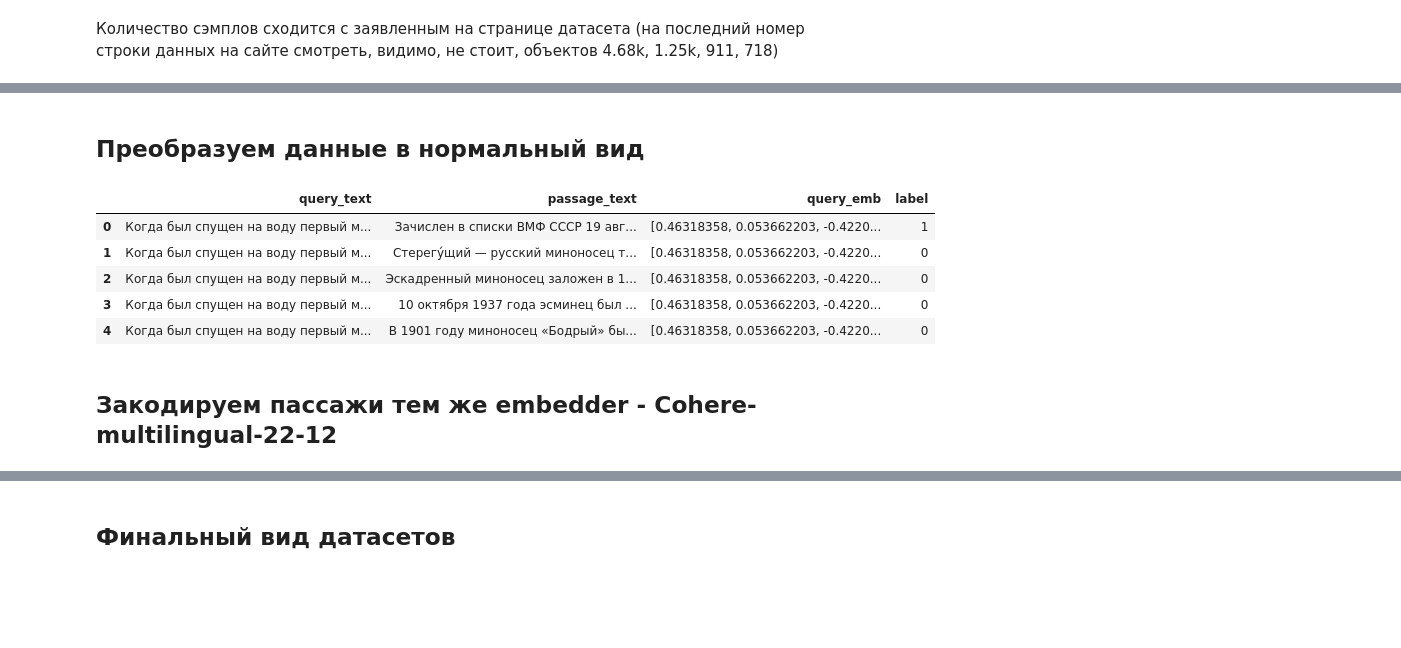
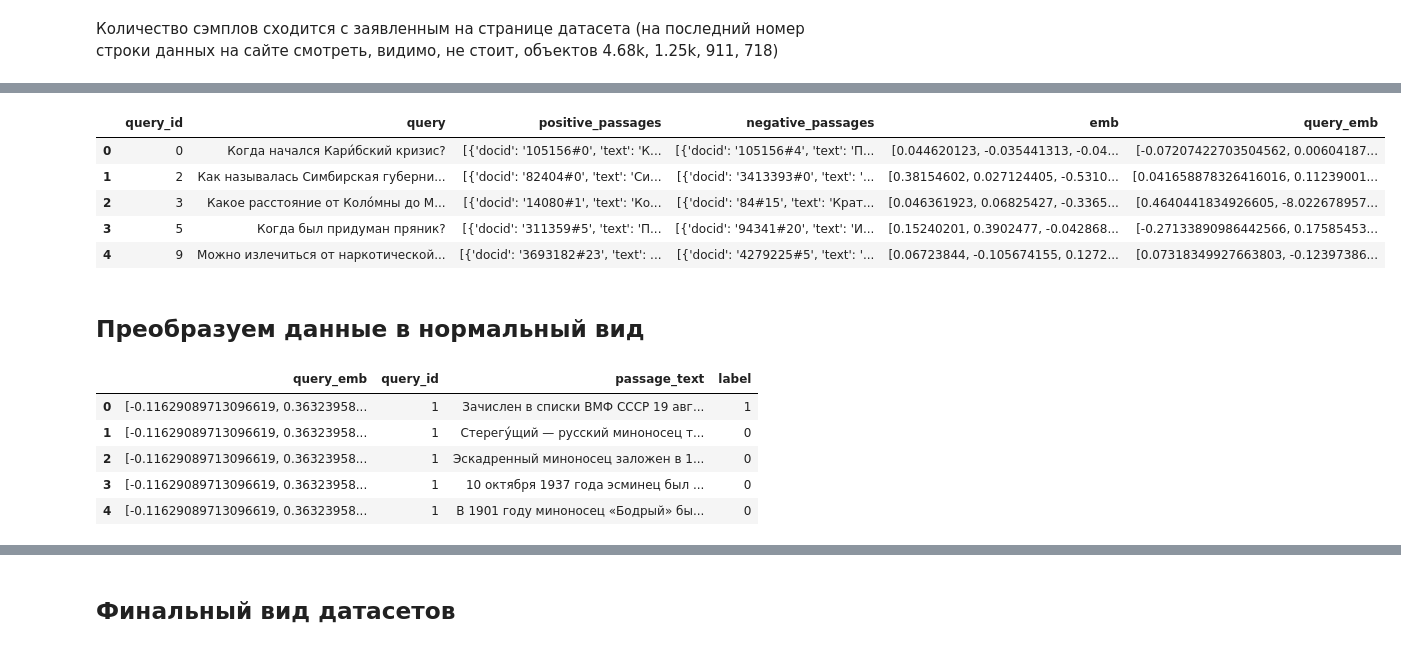
Before and after one commit to mishasurmach/hakhathon_vk, a Jupyter notebook: Initial_solution.ipynb, the cells around one changed output, grey strips where cells are left out. Drawn from its saved outputs; the diff is of its cells as text; code cells hidden in the pictures; blank space fills up the shorter version.

```diff
--- a/Initial_solution.ipynb
+++ b/Initial_solution.ipynb
@@ -26,3 +42,9 @@ df_testB = pd.read_parquet("hf://datasets/Cohere/miracl-ru-queries-22-12/" + spl
+# %%
+dataset_train = load_dataset("cohere/miracl-ru-queries-22-12", split="train")
+dataset_dev = load_dataset("cohere/miracl-ru-queries-22-12", split="dev")
+# %%
+df_train = dataset_train.to_pandas()
+df_test = dataset_dev.to_pandas()
 # %%
 df_train.info()
 # %% [output]
@@ -88,0 +163,6 @@ memory usage: 28.2+ KB
+# %%
+query_embeddings_train = np.load("query_embeddings_train_SBERT_without_lemma.npy").tolist()
+query_embeddings_test = np.load("query_embeddings_test_SBERT_without_lemma.npy").tolist()
+# %%
+df_train['query_emb'] = list(query_embeddings_train)
+df_test['query_emb'] = list(query_embeddings_test)
@@ -89,3 +178,12 @@ memory usage: 28.2+ KB
+# %%
+df_test.head()
+# %% [output]
+|  | query_id | query | positive_passages | negative_passages | emb | query_emb |
+| 0 | 0 | Когда начался Кари́бский кризис? | [{'docid': '105156#0', 'text': 'К... | [{'docid': '105156#4', 'text': 'П... | [0.044620123, -0.035441313, -0.04... | [-0.07207422703504562, 0.00604187... |
+| 1 | 2 | Как называлась Симбирская губерни... | [{'docid': '82404#0', 'text': 'Си... | [{'docid': '3413393#0', 'text': '... | [0.38154602, 0.027124405, -0.5310... | [0.041658878326416016, 0.11239001... |
+| 2 | 3 | Какое расстояние от Коло́мны до М... | [{'docid': '14080#1', 'text': 'Ко... | [{'docid': '84#15', 'text': 'Крат... | [0.046361923, 0.06825427, -0.3365... | [0.4640441834926605, -8.022678957... |
+| 3 | 5 | Когда был придуман пряник? | [{'docid': '311359#5', 'text': 'П... | [{'docid': '94341#20', 'text': 'И... | [0.15240201, 0.3902477, -0.042868... | [-0.27133890986442566, 0.17585453... |
+| 4 | 9 | Можно излечиться от наркотической... | [{'docid': '3693182#23', 'text': ... | [{'docid': '4279225#5', 'text': '... | [0.06723844, -0.105674155, 0.1272... | [0.07318349927663803, -0.12397386... |
 # %% [markdown]
 ## Преобразуем данные в нормальный вид
 # %%
@@ -130,15 +228,3 @@ for index, row in df_dev.iterrows():
 
 # Создание нового DataFrame
 df_test = pd.DataFrame(new_rows)
-# %%
-# Проверим, как выглядит DataFrame
-df_train.head()
-# %% [output]
-|  | query_text | passage_text | query_emb | label |
-| 0 | Когда был спущен на воду первый м... | Зачислен в списки ВМФ СССР 19 авг... | [0.46318358, 0.053662203, -0.4220... | 1 |
-| 1 | Когда был спущен на воду первый м... | Стерегу́щий — русский миноносец т... | [0.46318358, 0.053662203, -0.4220... | 0 |
-| 2 | Когда был спущен на воду первый м... | Эскадренный миноносец заложен в 1... | [0.46318358, 0.053662203, -0.4220... | 0 |
-| 3 | Когда был спущен на воду первый м... | 10 октября 1937 года эсминец был ... | [0.46318358, 0.053662203, -0.4220... | 0 |
-| 4 | Когда был спущен на воду первый м... | В 1901 году миноносец «Бодрый» бы... | [0.46318358, 0.053662203, -0.4220... | 0 |
-# %% [markdown]
-## Закодируем пассажи тем же embedder - Cohere-multilingual-22-12
@@ -183,0 +231,9 @@ np.save(output_file, embeddings_test)
+# %%
+df_train.head()
+# %% [output]
+|  | query_emb | query_id | passage_text | label |
+| 0 | [-0.11629089713096619, 0.36323958... | 1 | Зачислен в списки ВМФ СССР 19 авг... | 1 |
+| 1 | [-0.11629089713096619, 0.36323958... | 1 | Стерегу́щий — русский миноносец т... | 0 |
+| 2 | [-0.11629089713096619, 0.36323958... | 1 | Эскадренный миноносец заложен в 1... | 0 |
+| 3 | [-0.11629089713096619, 0.36323958... | 1 | 10 октября 1937 года эсминец был ... | 0 |
+| 4 | [-0.11629089713096619, 0.36323958... | 1 | В 1901 году миноносец «Бодрый» бы... | 0 |
```
Also changed, not shown: parts of 62 cells of this notebook, 5 other files.
